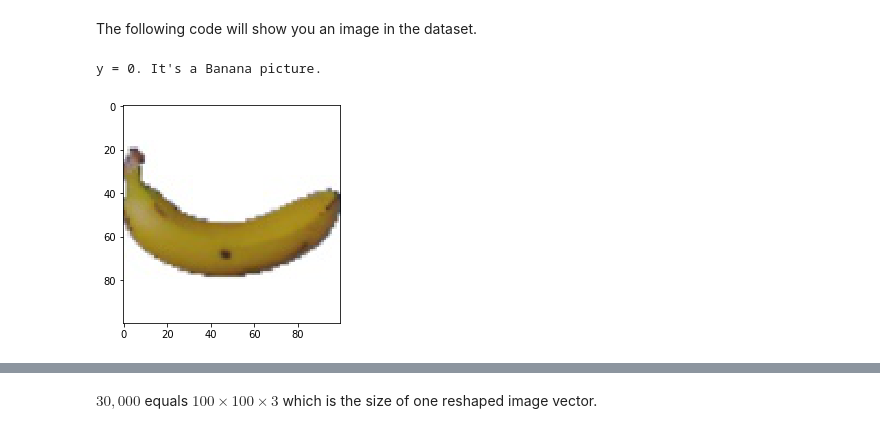
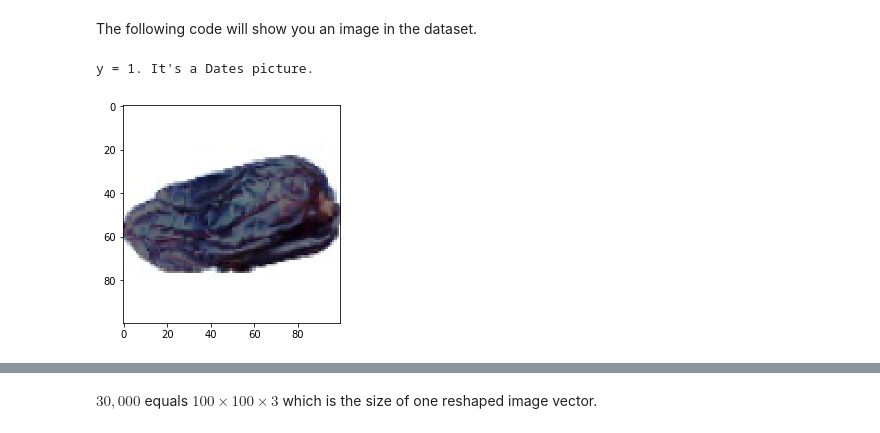
Before and after one commit to Manodhayan/Neural-Networks, a Jupyter notebook: Multiple Image Classifier/Deep_Neural_Network_Application.ipynb, the cells around one changed output, grey strips where cells are left out. Drawn from its saved outputs; the diff is of its cells as text; code cells hidden in the pictures.

Commit message:
Multiple Image Classification

```diff
--- a/Multiple Image Classifier/Deep_Neural_Network_Application.ipynb
+++ b/Multiple Image Classifier/Deep_Neural_Network_Application.ipynb
@@ -82,12 +92,12 @@ print(train_y,train_y.shape)
 The following code will show you an image in the dataset.
 # %%
 # Example of a picture
-index =
+index = 500
 plt.imshow(train_x_orig[index])
-print ("y = " + str(train_y[0,index]) + ". It's a " + classes[train_y[0,index]] +  " picture.")
+print ("y = " + str(train_y[1,index]) + ". It's a " + classes[train_y[1,index]] +  " picture.")
 # %% [output]
-y = 0. It's a Banana picture.
+y = 1. It's a Dates picture.
-[figure, old version]
+[figure, new version]
 # %%
 # Explore your dataset
 m_train = train_x_orig.shape[0]
```
Also changed, not shown: parts of 12 cells of this notebook, 1 other file.
